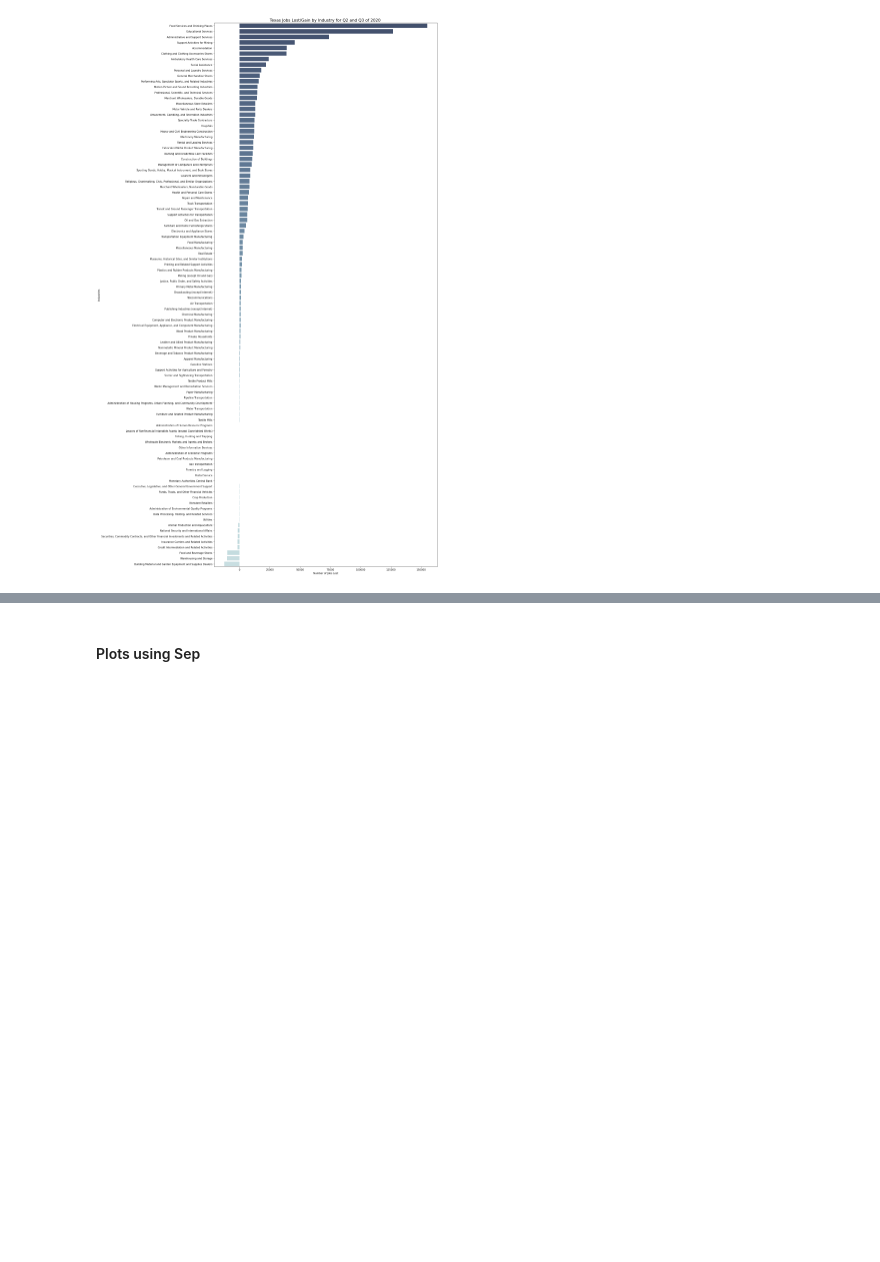
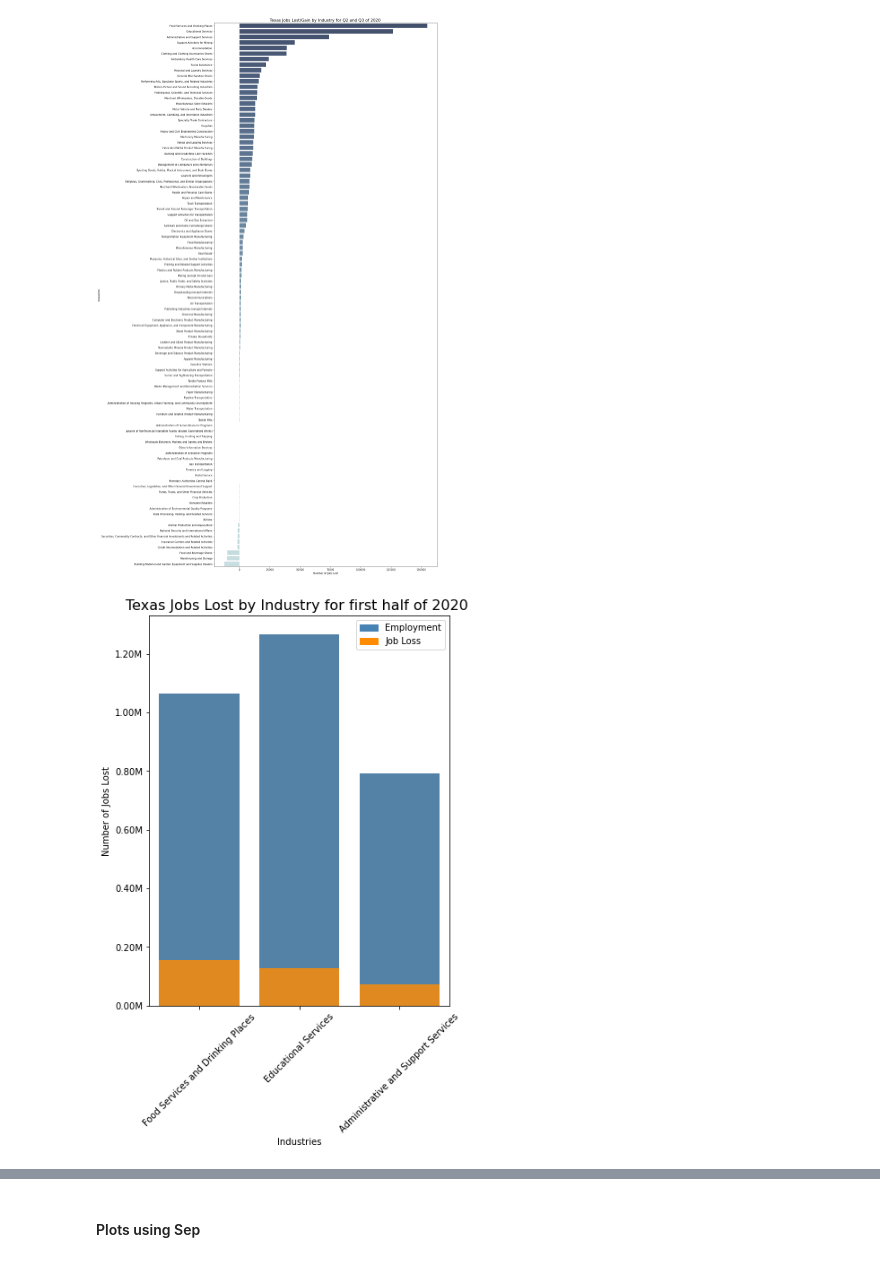
Before and after one commit to capstone-job-market-analysis/job-market-analysis, a Jupyter notebook: jeff_explore.ipynb, the cells around one changed output, grey strips where cells are left out. Cells and saved outputs as stored; diff of their text form; code cells hidden in the pictures; blank space fills up the shorter version.

```diff
--- a/jeff_explore.ipynb
+++ b/jeff_explore.ipynb
@@ -393,3 +393,29 @@ plt.ylabel('Industries')
 plt.show()
 # %% [output]
 [figure]
+# %%
+#q = q.sort_values('Emp', ascending=False)
+
+plt.figure(figsize=(6,8))
+sns.barplot(x="industry_name", y="Emp",
+                color='steelblue',
+                #palette="ch:r=-.2,d=.3_r",
+                data=q.head(3), alpha=1)
+sns.barplot(x="industry_name", y="q1_minus_q3",
+                color='darkorange',
+                #palette="ch:r=-.4,d=.5_r",
+                data=q.head(3), alpha=1)
+plt.title('Texas Jobs Lost by Industry for first half of 2020 ', fontsize=16)
+plt.xlabel('Industries')
+plt.xticks(rotation = 45)
+plt.ylabel('Number of Jobs Lost')
+plt.gca().yaxis.set_major_formatter(lambda x, pos: '{:.2f}M'.format(x / 1_000_000))
+
+colors = {'Employment':'steelblue', 'Job Loss':'darkorange'}
+labels = list(colors.keys())
+handles = [plt.Rectangle((0,0),1,1, color=colors[label]) for label in labels]
+plt.legend(handles, labels)
+
+plt.show()
+# %% [output]
+[figure, added]
```
Also changed, not shown: parts of 13 cells of this notebook.
